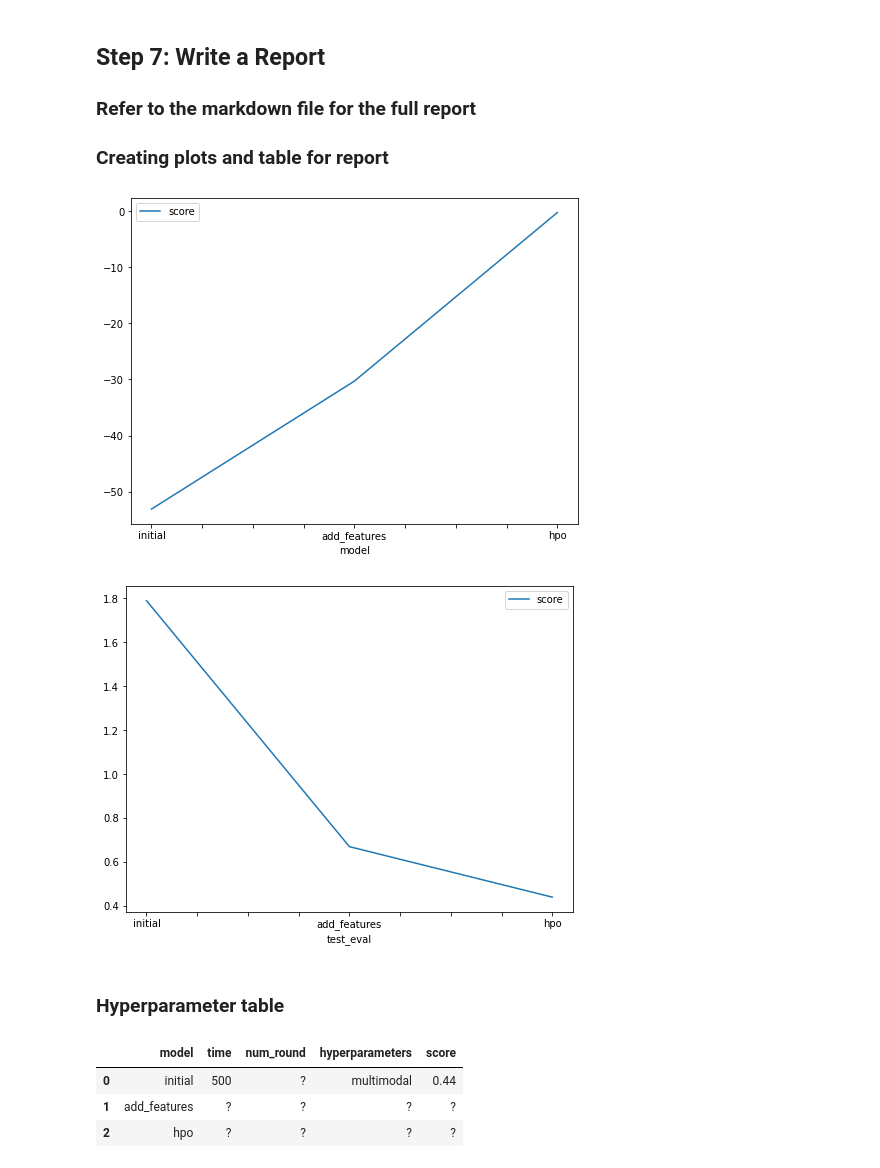
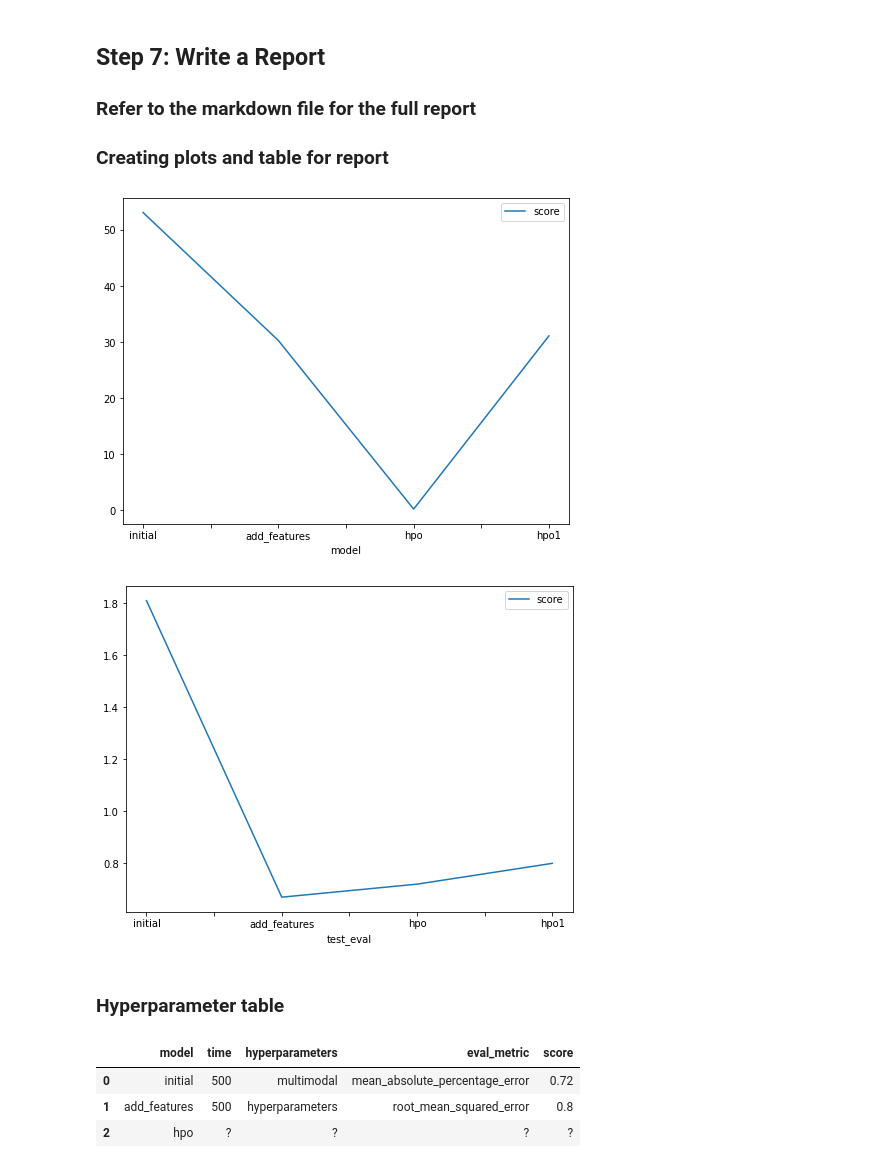
Before and after one commit to vishnusharma03/cd0385-project-starter, a Jupyter notebook: project/project-template.ipynb, the cells around one changed output. Drawn from its saved outputs; the diff is of its cells as text; code cells hidden in the pictures.

Commit message:
test1
Udacity Project 1

```diff
--- a/project/project-template.ipynb
+++ b/project/project-template.ipynb
@@ -568,39 +570,40 @@ submission_new_features.csv  2023-05-29 18:14:07  new features
 # %%
 # Taking the top model score from each training run and creating a line plot to show improvement
 # You can create these in the notebook and save them to PNG or use some other tool (e.g. google sheets, excel)
 fig = pd.DataFrame(
     {
-        "model": ["initial", "add_features", "hpo"],
-        "score": [-53.112247, -30.298366, -0.248159]
+        "model": ["initial", "add_features", "hpo", "hpo1"],
+        "score": [53.112247, 30.298366, 0.248159, 31.123428]
     }
 ).plot(x="model", y="score", figsize=(8, 6)).get_figure()
 fig.savefig('model_train_score.png')
 # %% [output]
-[figure, old version]
+[figure, new version]
 # %%
 # Take the 3 kaggle scores and creating a line plot to show improvement
 fig = pd.DataFrame(
     {
-        "test_eval": ["initial", "add_features", "hpo"],
-        "score": [1.79, 0.67, 0.44]
+        "test_eval": ["initial", "add_features", "hpo", "hpo1"],
+        "score": [1.81, 0.67, 0.72, 0.80]
     }
 ).plot(x="test_eval", y="score", figsize=(8, 6)).get_figure()
 fig.savefig('model_test_score.png')
 # %% [output]
-[figure, old version]
+[figure, new version]
 # %% [markdown]
 ### Hyperparameter table
 # %%
 # The 3 hyperparameters we tuned with the kaggle score as the result
 pd.DataFrame({
     "model": ["initial", "add_features", "hpo"],
-    "time": [500, '?', '?'],
-    "num_round": ['?', '?', '?'],
-    "hyperparameters": ['multimodal', '?', '?'],
-    "score": [0.44, '?', '?']
+    "time": [500, 500, '?'],
+    # "num_round": ['?', '?', '?'],
+    "hyperparameters": ['multimodal', 'hyperparameters', '?'],
+    "eval_metric": ['mean_absolute_percentage_error', 'root_mean_squared_error','?'],
+    "score": [0.72, 0.80, '?']
 })
 # %% [output]
-|  | model | time | num_round | hyperparameters | score |
-| 0 | initial | 500 | ? | multimodal | 0.44 |
-| 1 | add_features | ? | ? | ? | ? |
+|  | model | time | hyperparameters | eval_metric | score |
+| 0 | initial | 500 | multimodal | mean_absolute_percentage_error | 0.72 |
+| 1 | add_features | 500 | hyperparameters | root_mean_squared_error | 0.8 |
 | 2 | hpo | ? | ? | ? | ? |
```
Also changed, not shown: parts of 22 cells of this notebook.
